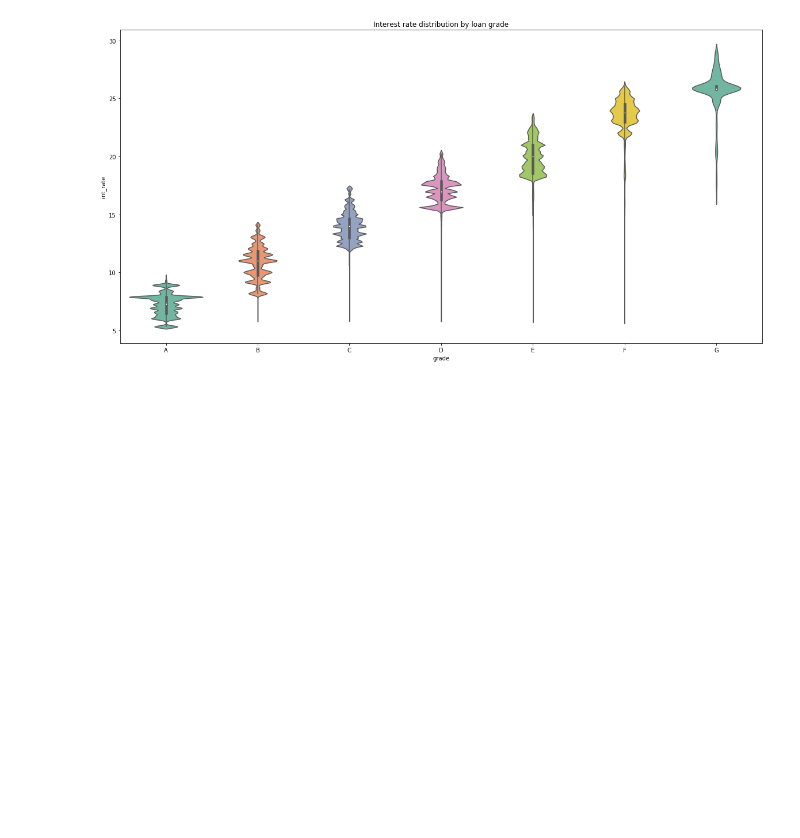
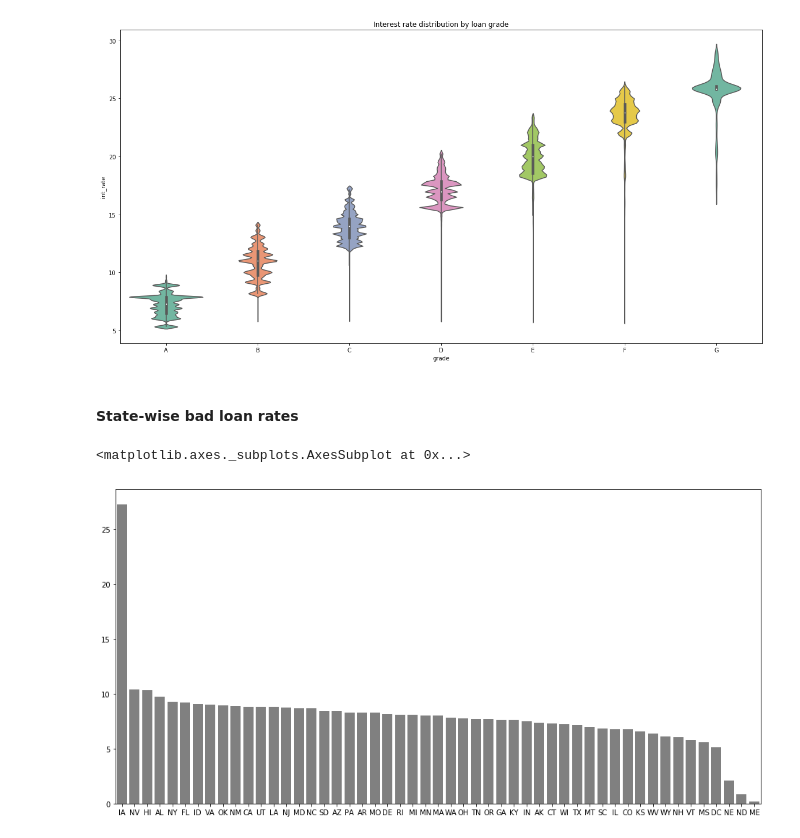
Before and after one commit to akshitvjain/LoanExtensionAnalysis, a Jupyter notebook: data_exploration.ipynb, the cells around one changed output. Cells and saved outputs as stored; diff of their text form; code cells hidden in the pictures; blank space fills up the shorter version.

```diff
--- a/data_exploration.ipynb
+++ b/data_exploration.ipynb
@@ -156,3 +156,20 @@ ax.set_title('Interest rate distribution by loan grade')
 # %% [output]
 Text(0.5,1,u'Interest rate distribution by loan grade')
 [figure]
+# %% [markdown]
+<h4> State-wise bad loan rates </h4>
+# %%
+statewise_badloan_dict = {}
+for state in df['addr_state'].unique():
+    values = df[state==df['addr_state']].rating.value_counts()
+
+    statewise_badloan_dict[state] = round(float(values[1])/float(values[0])*100,2)
+
+import operator
+sorted_d = sorted(statewise_badloan_dict.items(), key=operator.itemgetter(1), reverse=True)
+x, y = zip(*sorted_d)
+plt.figure(figsize=(16,8))
+sns.barplot(x,y,color='grey')
+# %% [output]
+<matplotlib.axes._subplots.AxesSubplot at 0x...>
+[figure, added]
```
Also changed, not shown: parts of 4 cells of this notebook.
